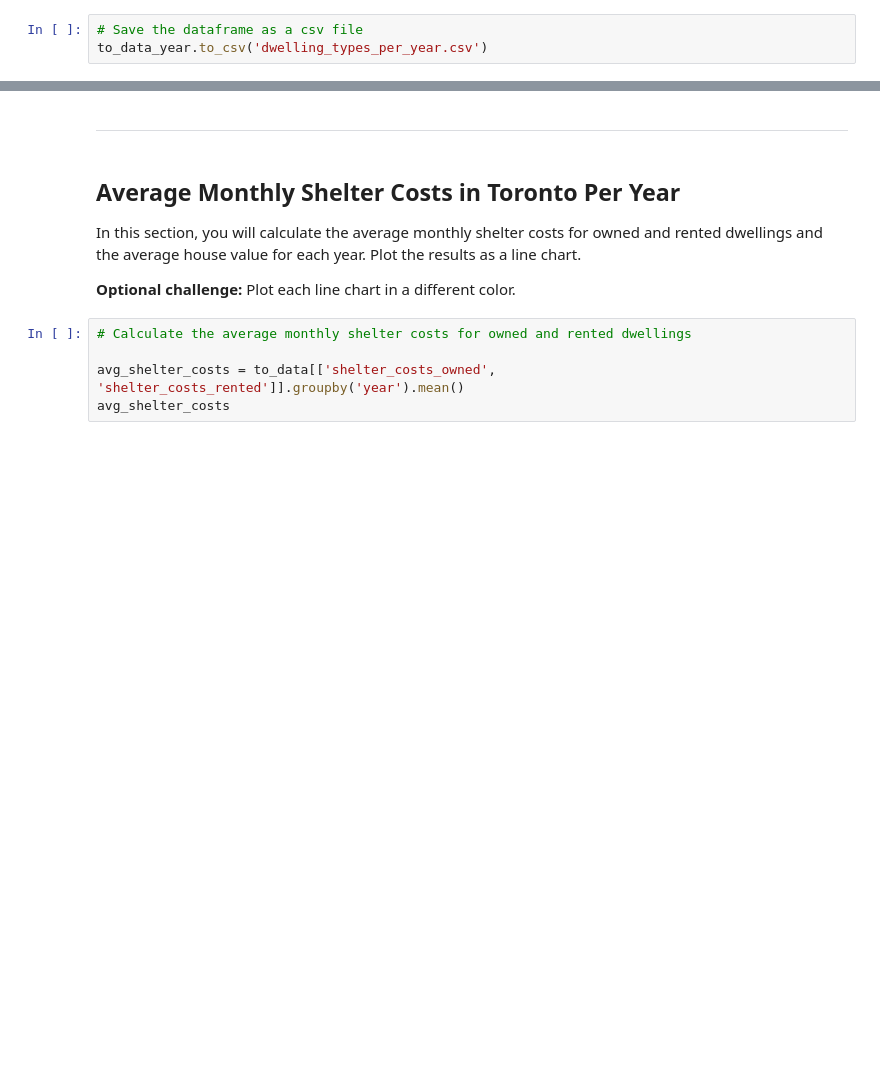
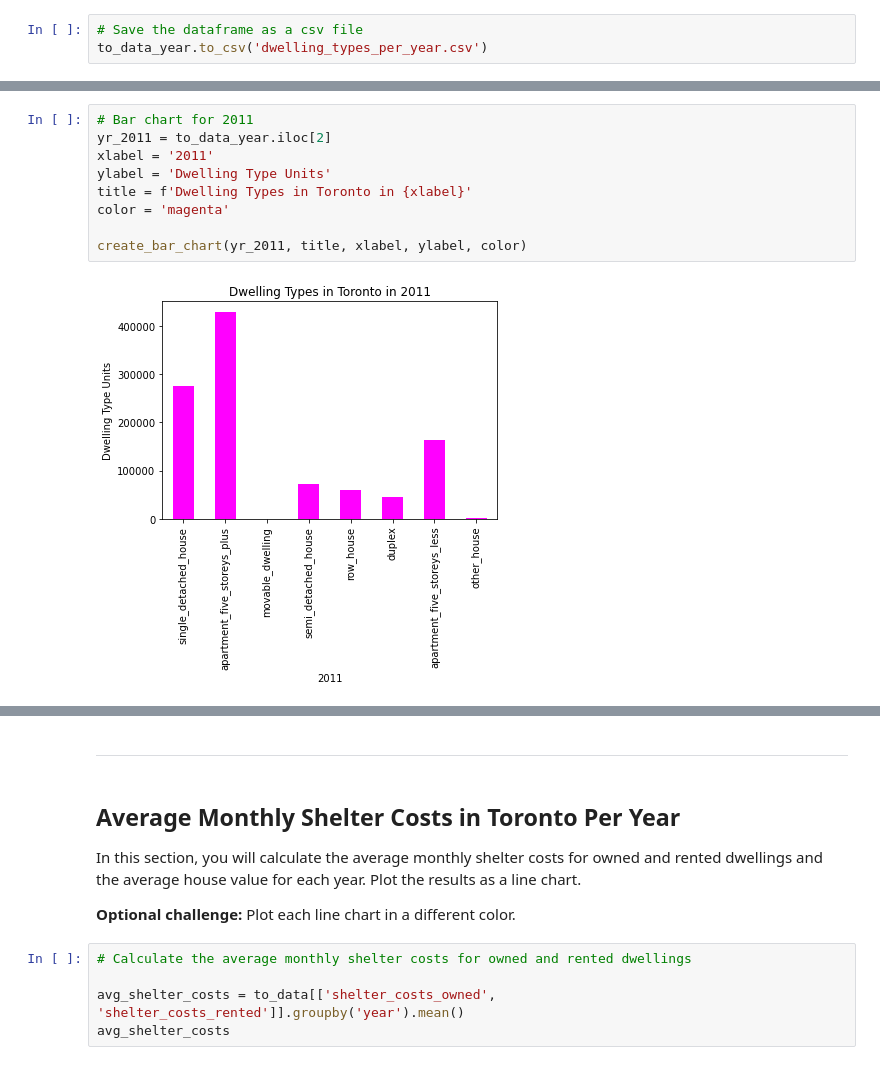
Before and after one commit to nhassan27/06-PyViz, a Jupyter notebook: rental_analysis_WC.ipynb, the cells around one changed output, grey strips where cells are left out. Cells and saved outputs as stored; diff of their text form; blank space fills up the shorter version.

```diff
--- a/rental_analysis_WC.ipynb
+++ b/rental_analysis_WC.ipynb
@@ -107,0 +100,11 @@ yr_2001.plot.bar(title = 'Dwelling Types in Toronto in 2001', xlabel=xlabel, yla
+# %%
+# Bar chart for 2011
+yr_2011 = to_data_year.iloc[2]
+xlabel = '2011'
+ylabel = 'Dwelling Type Units'
+title = f'Dwelling Types in Toronto in {xlabel}'
+color = 'magenta'
+
+create_bar_chart(yr_2011, title, xlabel, ylabel, color)
+# %% [output]
+[figure, added]
```
Also changed, not shown: parts of 14 cells of this notebook, 1 other file.
